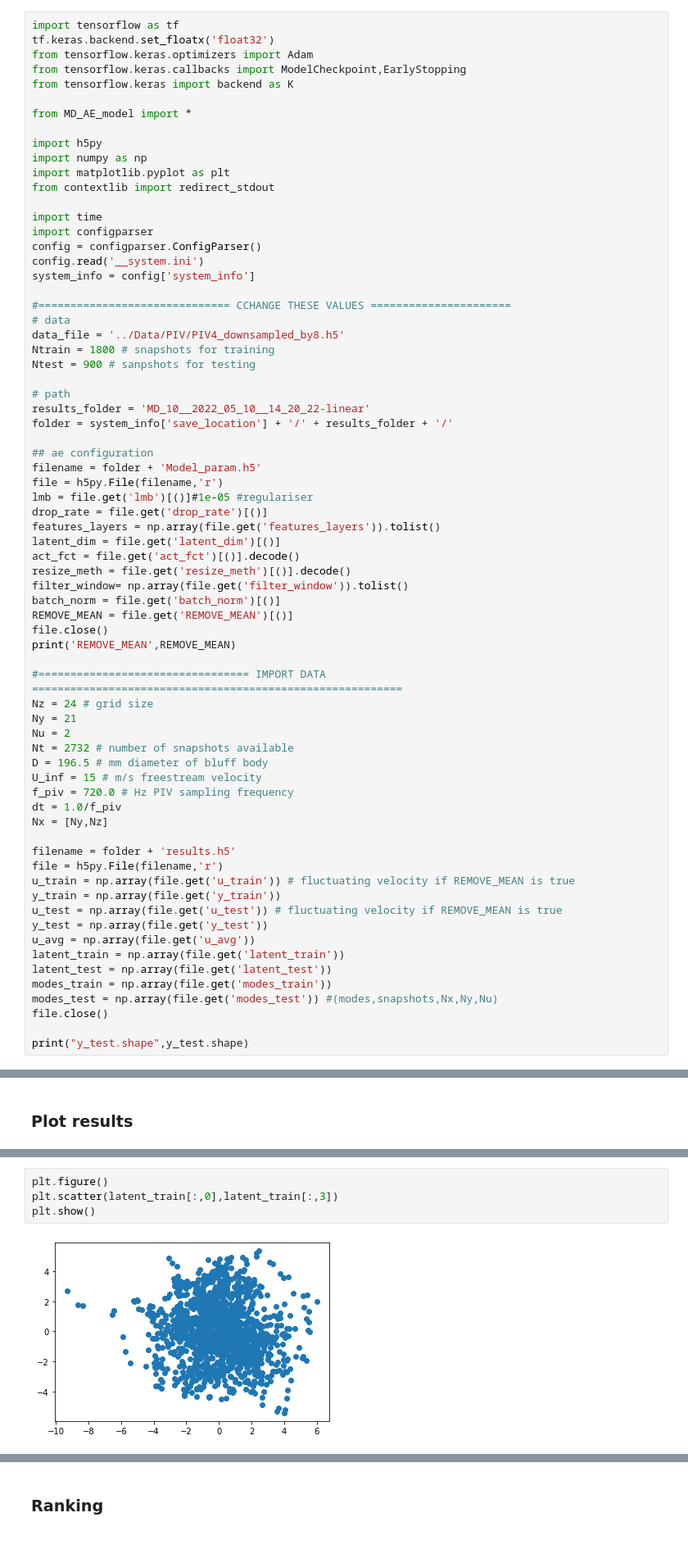
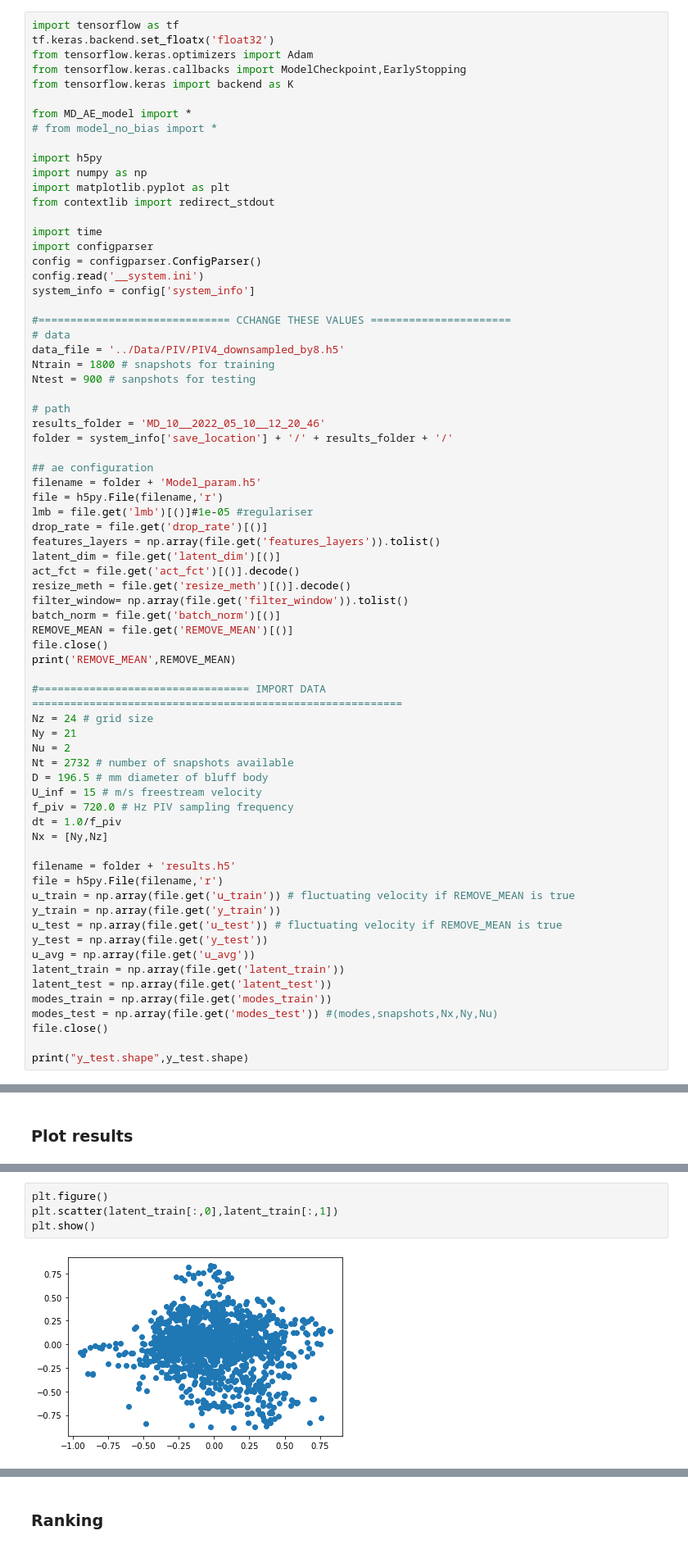
Before and after one commit to MagriLab/MD-CNN-AE, a Jupyter notebook: latent_sapce.ipynb, the cells around one changed output, grey strips where cells are left out. Shown: that part at 82% size. Saved outputs shown, nothing was run; the diff lists cells and outputs as text.

Commit message:
edited plot functions

```diff
--- a/latent_sapce.ipynb
+++ b/latent_sapce.ipynb
@@ -6,6 +6,7 @@ from tensorflow.keras.callbacks import ModelCheckpoint,EarlyStopping
 from tensorflow.keras import backend as K
 
 from MD_AE_model import *
+# from model_no_bias import *
 
 import h5py
 import numpy as np
@@ -25,7 +26,7 @@ Ntrain = 1800 # snapshots for training
 Ntest = 900 # sanpshots for testing
 
 # path
-results_folder = 'MD_10__2022_05_10__14_20_22-linear'
+results_folder = 'MD_10__2022_05_10__12_20_46'
 folder = system_info['save_location'] + '/' + results_folder + '/'
 
 ## ae configuration
@@ -178,9 +191,9 @@ plt.show()
 # %%
 plt.figure()
-plt.scatter(latent_train[:,0],latent_train[:,3])
+plt.scatter(latent_train[:,0],latent_train[:,1])
 plt.show()
 # %% [output]
-[figure, old version]
+[figure, new version]
 # %%
 ## plot time-averaged autoencoder mode
 fig,((ax1,ax2),(ax3,ax4)) = plt.subplots(2,2)
```
Also changed, not shown: parts of 17 cells of this notebook, 4 other files.
